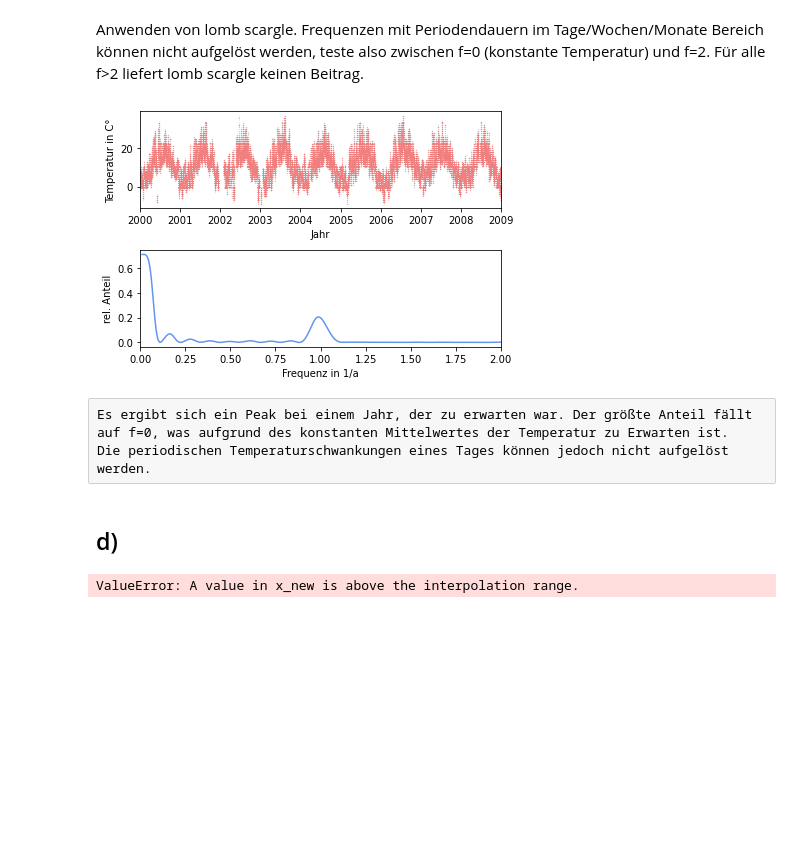
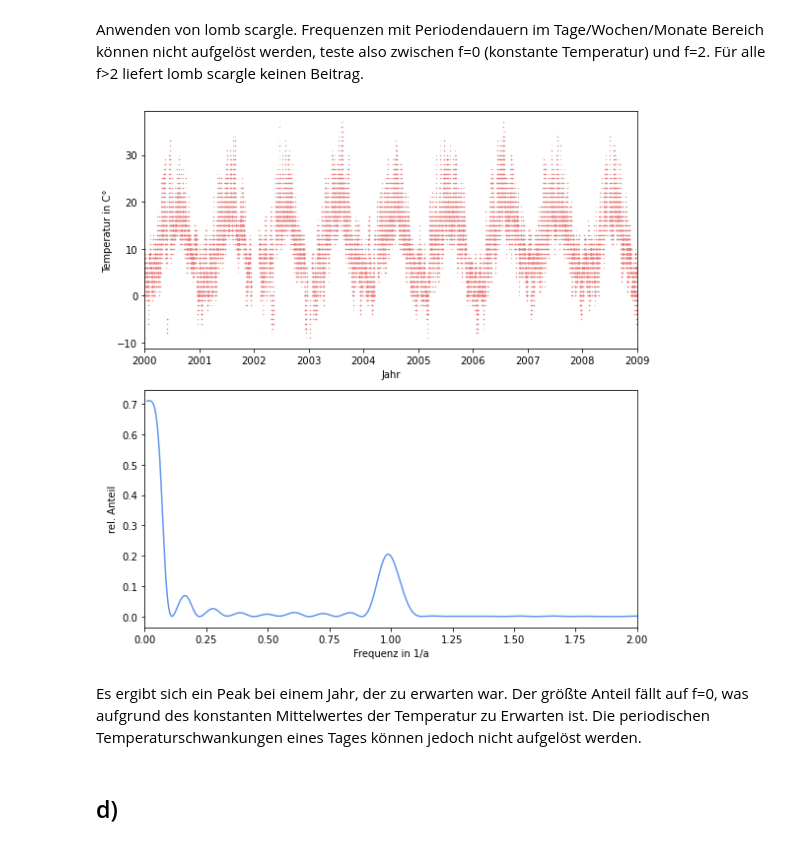
Before and after one commit to ttros/SMD, a Jupyter notebook: SMD B/10/Exercise 18.ipynb, the cells around one changed output. Drawn from its saved outputs; the diff is of its cells as text; code cells hidden in the pictures; blank space fills up the shorter version.

Commit message:
feddich bis auf eine Sache wo wir zu domm
Lukas hat das n Wort gesagt

```diff
--- a/SMD B/10/Exercise 18.ipynb
+++ b/SMD B/10/Exercise 18.ipynb
@@ -51,35 +51,23 @@ f = np.linspace(0.01, 2, n_frequencies)
 
 pgram = lombscargle(time, temp, 2*np.pi*f, normalize=True)
 # %%
-fig, ax = plt.subplots(2,1)
+fig, ax = plt.subplots(2,1, figsize=(8, 8))
 
 ax[0].plot(time, temp, marker = ".", ms = 0.1, lw = 0, c = "lightcoral")
 ax[0].set_xlim(2000, 2009)
 ax[0].set_xlabel("Jahr")
 ax[0].set_ylabel("Temperatur in C°")
 
 ax[1].plot(f, pgram, c = "cornflowerblue")
 ax[1].set_xlim(0, 2)
 ax[1].set_xlabel("Frequenz in 1/a")
 ax[1].set_ylabel("rel. Anteil")
 
 fig.tight_layout()
 # %% [output]
-[figure, old version]
+[figure, new version]
-# %% [raw]
-Es ergibt sich ein Peak bei einem Jahr, der zu erwarten war. Der größte Anteil fällt auf f=0, was aufgrund des konstanten Mittelwertes der Temperatur zu Erwarten ist.
-Die periodischen Temperaturschwankungen eines Tages können jedoch nicht aufgelöst werden.
+# %% [markdown]
+Es ergibt sich ein Peak bei einem Jahr, der zu erwarten war. Der größte Anteil fällt auf f=0, was aufgrund des konstanten Mittelwertes der Temperatur zu Erwarten ist.
+Die periodischen Temperaturschwankungen eines Tages können jedoch nicht aufgelöst werden.
 # %% [markdown]
 ## d)
-# %%
-from scipy.interpolate import interp1d
-
-# Resampling function
-def resampled_function(x, x_orig, y_orig):
-    interp = interp1d(x_orig, y_orig)
-    return interp(x)
-
-gridded_x = np.linspace(2000, 2009, 300000)
-gridded_y = resampled_function(gridded_x, time, temp)
-# %% [output]
-ValueError: A value in x_new is above the interpolation range.
```
Also changed, not shown: parts of 12 cells of this notebook.
